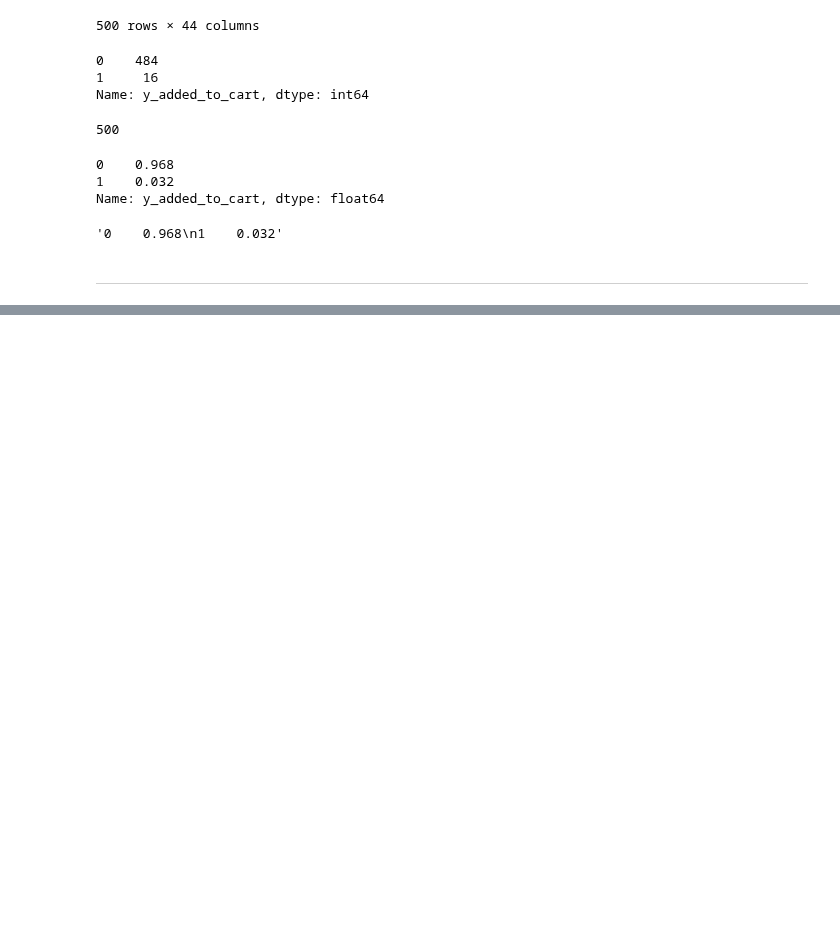
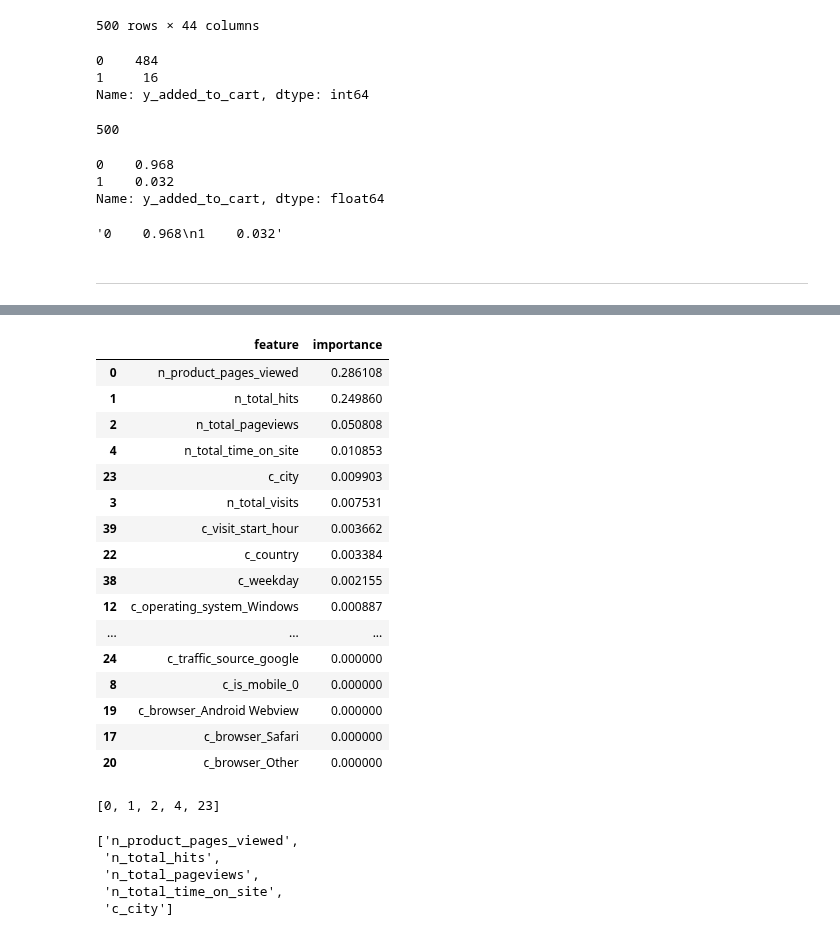
Before and after one commit to getindata/quickstart-ml-blueprints, a Jupyter notebook: ga4-mlops/notebooks/explanation.ipynb, the cells around one changed output, grey strips where cells are left out. Drawn from its saved outputs; the diff is of its cells as text; code cells hidden in the pictures; blank space fills up the shorter version.

```diff
--- a/ga4-mlops/notebooks/explanation.ipynb
+++ b/ga4-mlops/notebooks/explanation.ipynb
@@ -126,0 +161,37 @@ with open('../data/06_models/model.pkl', 'rb') as pickle_file:
+# %%
+vals= np.abs(shap_values).mean(0)
+feature_importance = pd.DataFrame(list(zip(features_sample.columns, sum(vals))), columns=['feature','importance'])
+feature_importance.sort_values(by=['importance'], ascending=False, inplace=True)
+feature_importance
+# %% [output]
+|  | feature | importance |
+| 0 | n_product_pages_viewed | 0.286108 |
+| 1 | n_total_hits | 0.249860 |
+| 2 | n_total_pageviews | 0.050808 |
+| 4 | n_total_time_on_site | 0.010853 |
+| 23 | c_city | 0.009903 |
+| 3 | n_total_visits | 0.007531 |
+| 39 | c_visit_start_hour | 0.003662 |
+| 22 | c_country | 0.003384 |
+| 38 | c_weekday | 0.002155 |
+| 12 | c_operating_system_Windows | 0.000887 |
+| ... | ... | ... |
+| 24 | c_traffic_source_google | 0.000000 |
+| 8 | c_is_mobile_0 | 0.000000 |
+| 19 | c_browser_Android Webview | 0.000000 |
+| 17 | c_browser_Safari | 0.000000 |
+| 20 | c_browser_Other | 0.000000 |
+# %%
+feature_importance.index[:5].to_list()
+# %% [output]
+[0, 1, 2, 4, 23]
+# %%
+# top_5_features = feature_importance["feature"].head(5).to_list()
+top_5_features = feature_importance.index[:5].to_list()
+top_5_features
+# %% [output]
+['n_product_pages_viewed',
+ 'n_total_hits',
+ 'n_total_pageviews',
+ 'n_total_time_on_site',
+ 'c_city']
```
Also changed, not shown: parts of 11 cells of this notebook.
